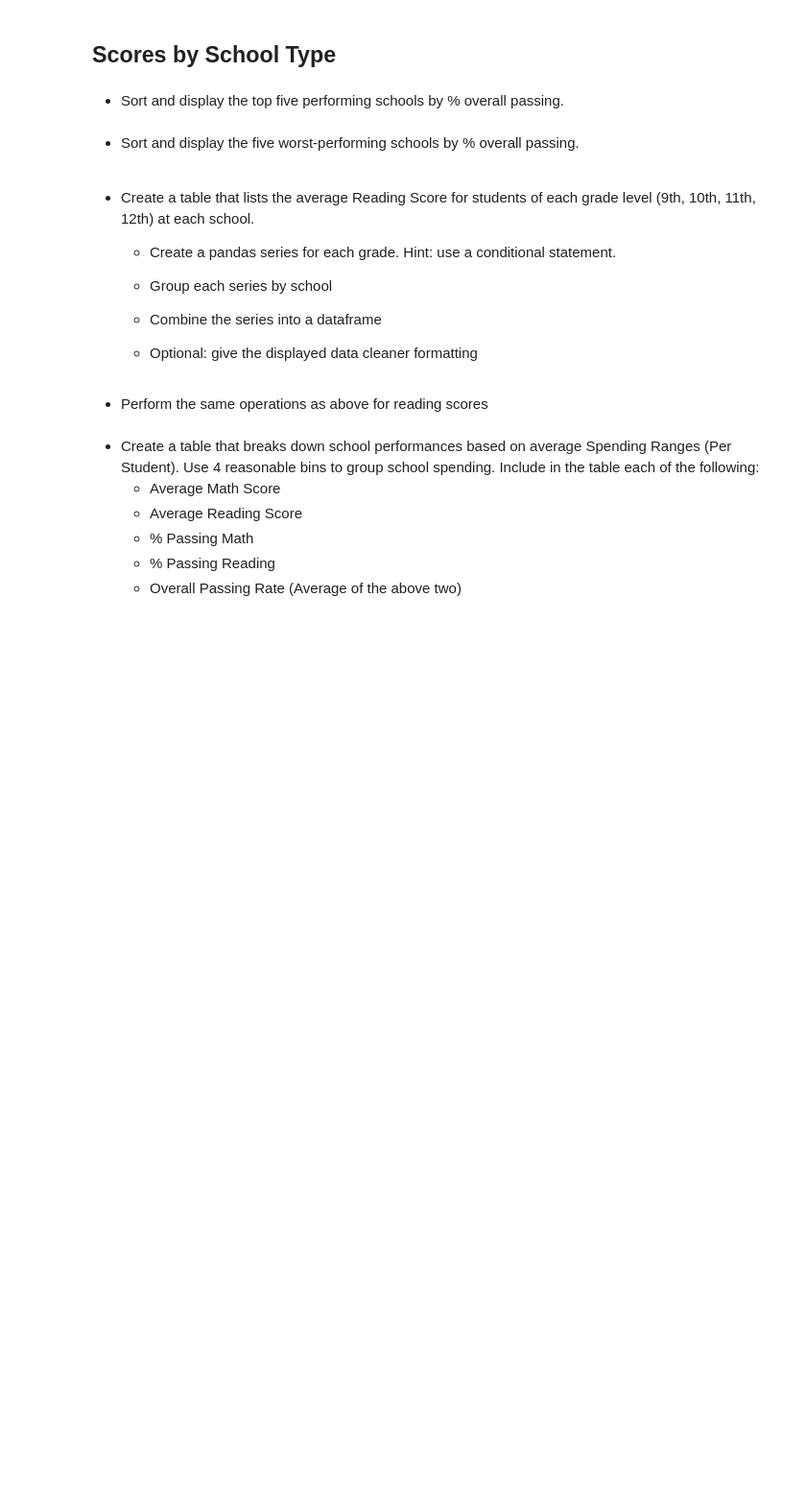
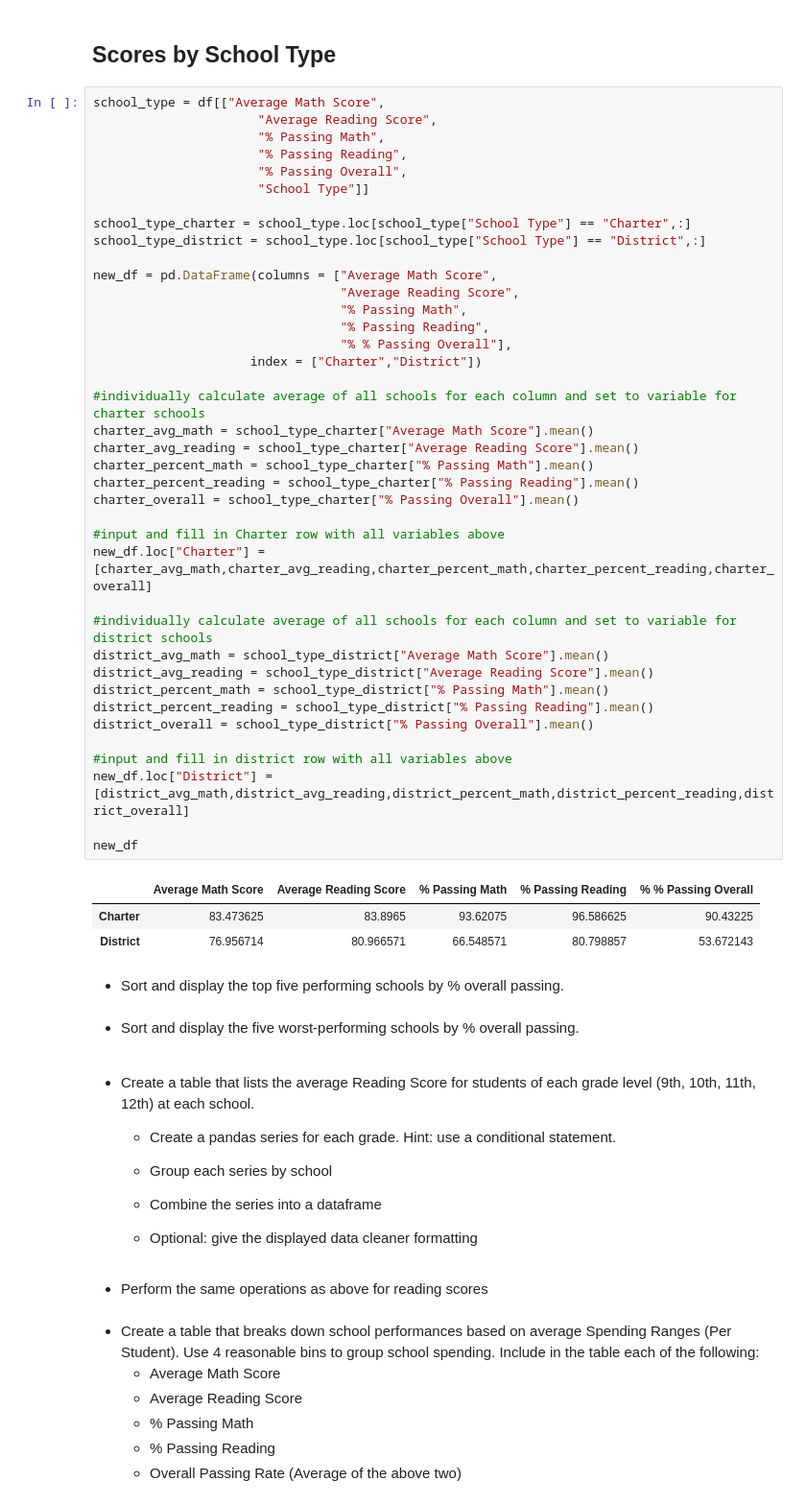
Before and after one commit to harsh-env/pandas-challenge, a Jupyter notebook: PyCitySchools/PyCitySchools_starter-Copy5.ipynb, the cells around one changed output. Shown at 96% size. Drawn from its saved outputs; the diff is of its cells as text; blank space fills up the shorter version.

```diff
--- a/PyCitySchools/PyCitySchools_starter-Copy5.ipynb
+++ b/PyCitySchools/PyCitySchools_starter-Copy5.ipynb
@@ -380,6 +380,49 @@ See the caveats in the documentation: https://pandas.pydata.org/pandas-docs/stab
 | Large (2000-5000) | 77.746375 | 81.344375 | 69.9635 | 82.7665 | 58.2860 |
 # %% [markdown]
 ## Scores by School Type
+# %%
+school_type = df[["Average Math Score",
+                      "Average Reading Score",
+                      "% Passing Math",
+                      "% Passing Reading",
+                      "% Passing Overall",
+                      "School Type"]]
+
+school_type_charter = school_type.loc[school_type["School Type"] == "Charter",:]
+school_type_district = school_type.loc[school_type["School Type"] == "District",:]
+
+new_df = pd.DataFrame(columns = ["Average Math Score",
+                                 "Average Reading Score",
+                                 "% Passing Math",
+                                 "% Passing Reading",
+                                 "% % Passing Overall"],
+                     index = ["Charter","District"])
+
+#individually calculate average of all schools for each column and set to variable for charter schools
+charter_avg_math = school_type_charter["Average Math Score"].mean()
+charter_avg_reading = school_type_charter["Average Reading Score"].mean()
+charter_percent_math = school_type_charter["% Passing Math"].mean()
+charter_percent_reading = school_type_charter["% Passing Reading"].mean()
+charter_overall = school_type_charter["% Passing Overall"].mean()
+
+#input and fill in Charter row with all variables above
+new_df.loc["Charter"] = [charter_avg_math,charter_avg_reading,charter_percent_math,charter_percent_reading,charter_overall]
+
+#individually calculate average of all schools for each column and set to variable for district schools
+district_avg_math = school_type_district["Average Math Score"].mean()
+district_avg_reading = school_type_district["Average Reading Score"].mean()
+district_percent_math = school_type_district["% Passing Math"].mean()
+district_percent_reading = school_type_district["% Passing Reading"].mean()
+district_overall = school_type_district["% Passing Overall"].mean()
+
+#input and fill in district row with all variables above
+new_df.loc["District"] = [district_avg_math,district_avg_reading,district_percent_math,district_percent_reading,district_overall]
+
+new_df
+# %% [output]
+|  | Average Math Score | Average Reading Score | % Passing Math | % Passing Reading | % % Passing Overall |
+| Charter | 83.473625 | 83.8965 | 93.62075 | 96.586625 | 90.43225 |
+| District | 76.956714 | 80.966571 | 66.548571 | 80.798857 | 53.672143 |
 # %% [markdown]
 * Sort and display the top five performing schools by % overall passing.
 # %% [markdown]
```
